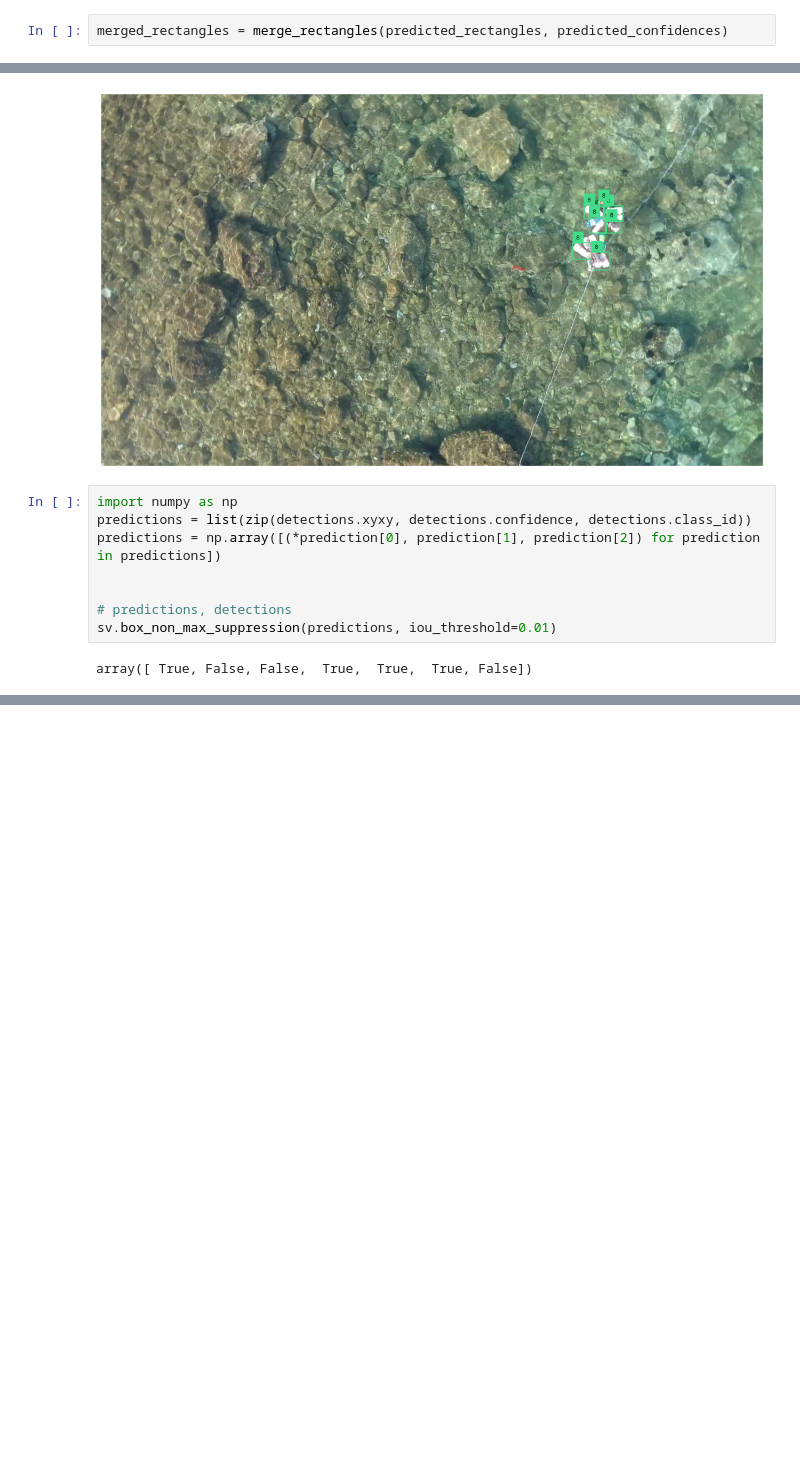
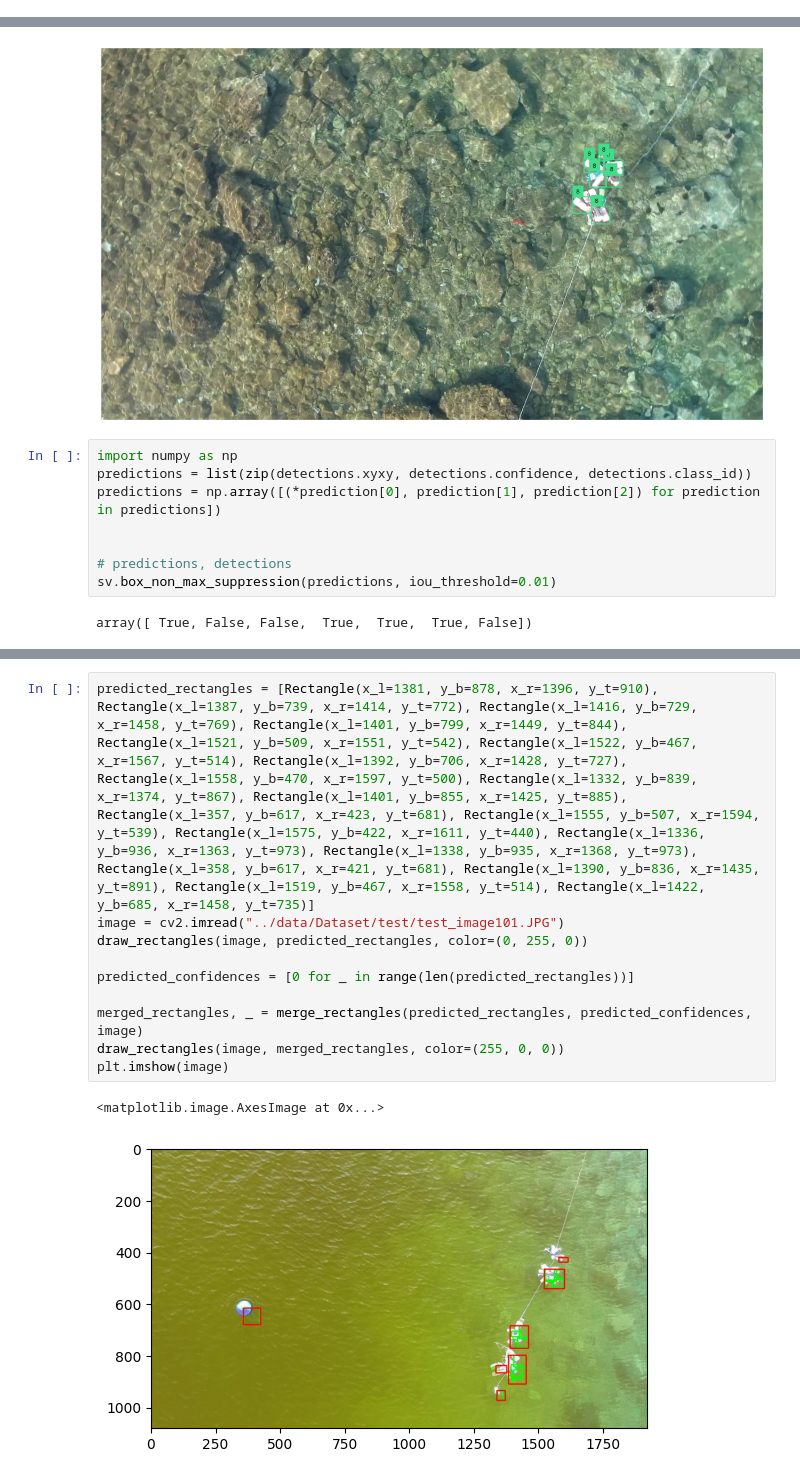
Before and after one commit to IgorCzudy/Trash-detection-, a Jupyter notebook: src/yolo.ipynb, the cells around one changed output, grey strips where cells are left out. Cells and saved outputs as stored; diff of their text form; blank space fills up the shorter version.

```diff
--- a/src/yolo.ipynb
+++ b/src/yolo.ipynb
@@ -60,8 +60,6 @@ for item in result["predictions"]:
         predicted_confidences.append(item["confidence"])
 # %% [output]
 (1513, 333) (1384, 500)
-# %%
-merged_rectangles = merge_rectangles(predicted_rectangles, predicted_confidences)
 # %%
 def draw_rectangles(image, rectangles: List[Rectangle], color=(0, 255, 0)):
     for rectangle in rectangles:
@@ -201,0 +212,13 @@ result["predictions"]
+# %%
+predicted_rectangles = [Rectangle(x_l=1381, y_b=878, x_r=1396, y_t=910), Rectangle(x_l=1387, y_b=739, x_r=1414, y_t=772), Rectangle(x_l=1416, y_b=729, x_r=1458, y_t=769), Rectangle(x_l=1401, y_b=799, x_r=1449, y_t=844), Rectangle(x_l=1521, y_b=509, x_r=1551, y_t=542), Rectangle(x_l=1522, y_b=467, x_r=1567, y_t=514), Rectangle(x_l=1392, y_b=706, x_r=1428, y_t=727), Rectangle(x_l=1558, y_b=470, x_r=1597, y_t=500), Rectangle(x_l=1332, y_b=839, x_r=1374, y_t=867), Rectangle(x_l=1401, y_b=855, x_r=1425, y_t=885), Rectangle(x_l=357, y_b=617, x_r=423, y_t=681), Rectangle(x_l=1555, y_b=507, x_r=1594, y_t=539), Rectangle(x_l=1575, y_b=422, x_r=1611, y_t=440), Rectangle(x_l=1336, y_b=936, x_r=1363, y_t=973), Rectangle(x_l=1338, y_b=935, x_r=1368, y_t=973), Rectangle(x_l=358, y_b=617, x_r=421, y_t=681), Rectangle(x_l=1390, y_b=836, x_r=1435, y_t=891), Rectangle(x_l=1519, y_b=467, x_r=1558, y_t=514), Rectangle(x_l=1422, y_b=685, x_r=1458, y_t=735)]
+image = cv2.imread("../data/Dataset/test/test_image101.JPG")
+draw_rectangles(image, predicted_rectangles, color=(0, 255, 0))
+
+predicted_confidences = [0 for _ in range(len(predicted_rectangles))]
+
+merged_rectangles, _ = merge_rectangles(predicted_rectangles, predicted_confidences, image)
+draw_rectangles(image, merged_rectangles, color=(255, 0, 0))
+plt.imshow(image)
+# %% [output]
+<matplotlib.image.AxesImage at 0x...>
+[figure, added]
```
Also changed, not shown: parts of 7 cells of this notebook, 1 other file.
